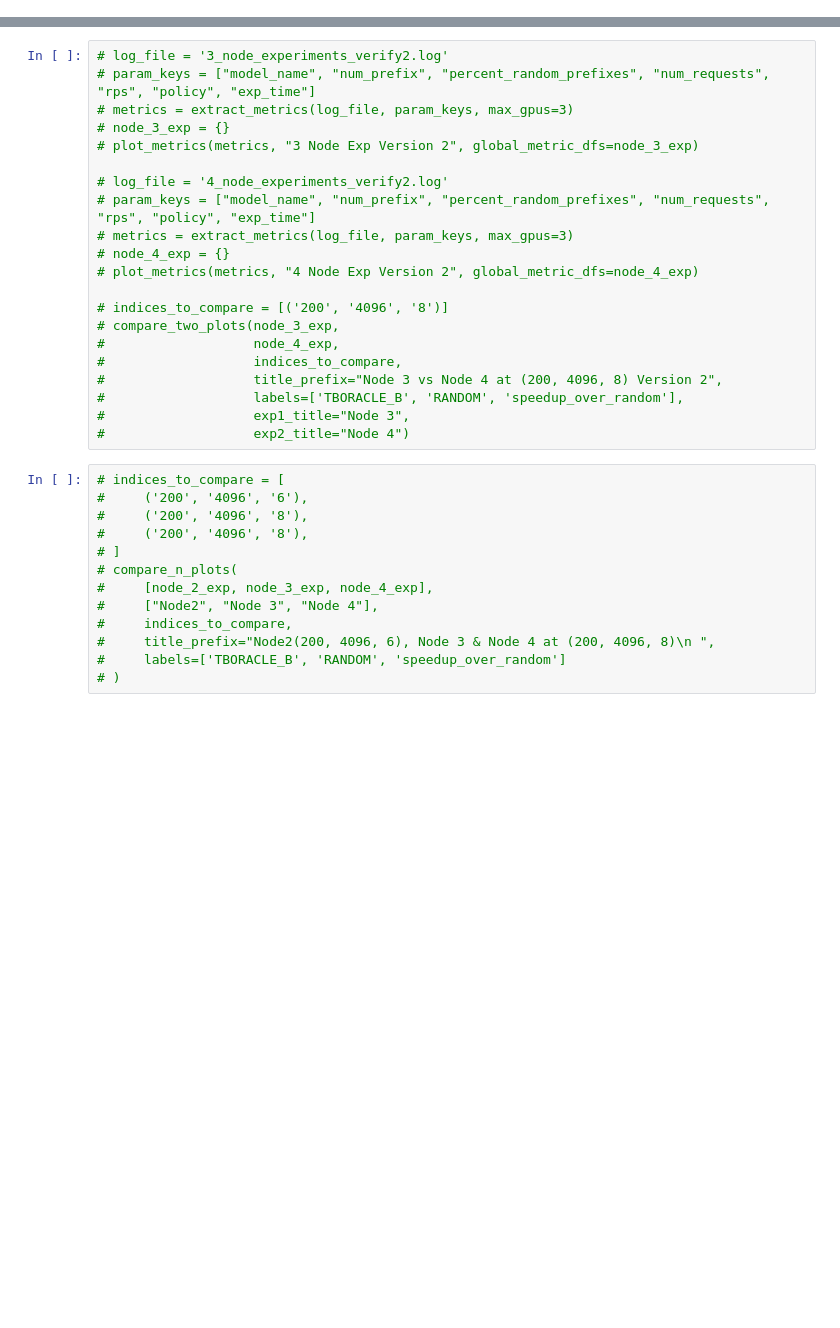
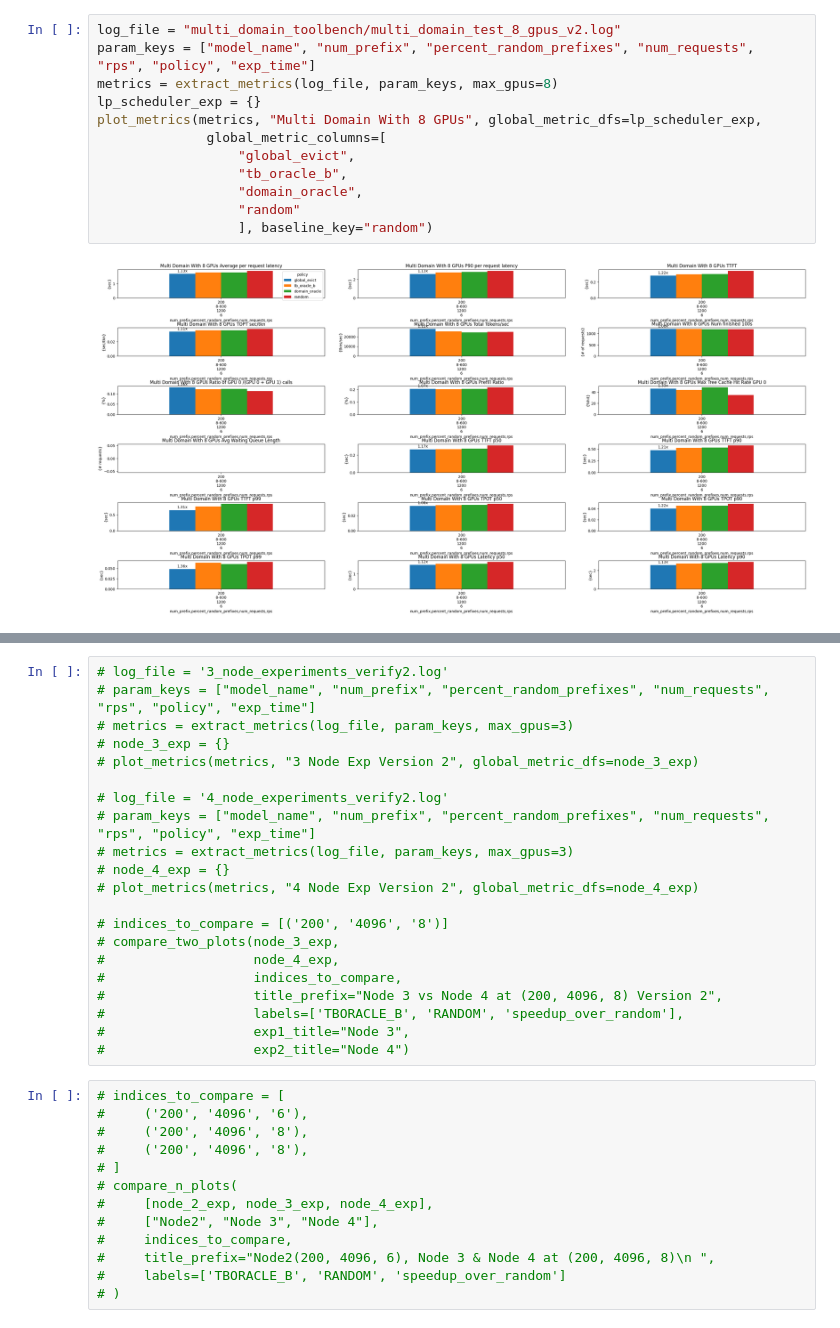
Before and after one commit to WukLab/preble, a Jupyter notebook: multi_node/benchmarks/plot_rps_results.ipynb, the cells around one changed output, grey strips where cells are left out. Drawn from its saved outputs; the diff is of its cells as text; blank space fills up the shorter version.

```diff
--- a/multi_node/benchmarks/plot_rps_results.ipynb
+++ b/multi_node/benchmarks/plot_rps_results.ipynb
@@ -400 +396,15 @@ plot_metrics(metrics, "LP Scheduler 4 Node", global_metric_dfs=lp_scheduler_exp,
+# %%
+log_file = "multi_domain_toolbench/multi_domain_test_8_gpus_v2.log"
+param_keys = ["model_name", "num_prefix", "percent_random_prefixes", "num_requests", "rps", "policy", "exp_time"]
+metrics = extract_metrics(log_file, param_keys, max_gpus=8)
+lp_scheduler_exp = {}
+plot_metrics(metrics, "Multi Domain With 8 GPUs", global_metric_dfs=lp_scheduler_exp,
+              global_metric_columns=[
+                  "global_evict",
+                  "tb_oracle_b",
+                  "domain_oracle",
+                  "random"
+                  ], baseline_key="random")
+# %% [output]
+[figure, added]
 # %%
```
Also changed, not shown: parts of 5 cells of this notebook, 2 other files.
